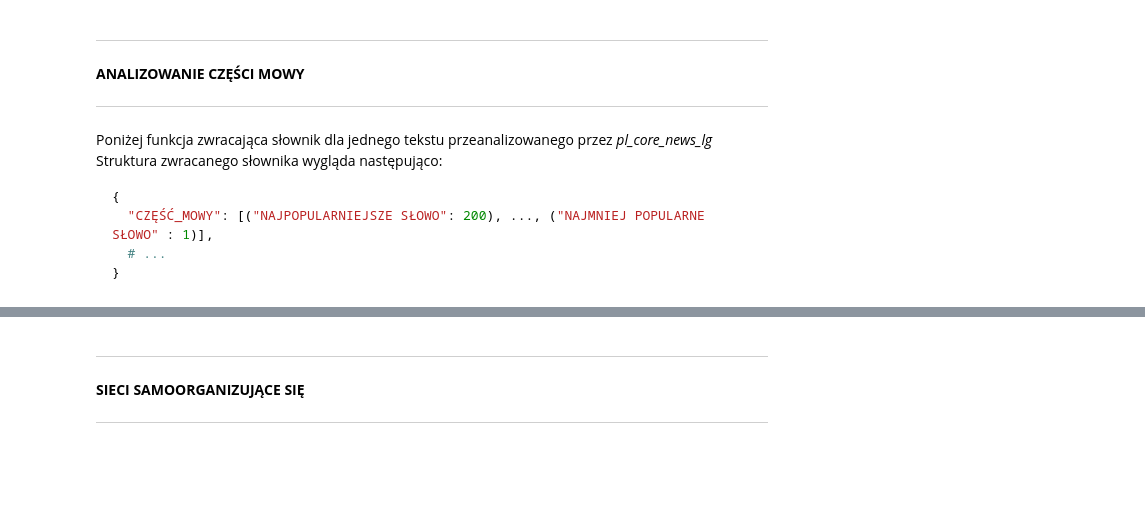
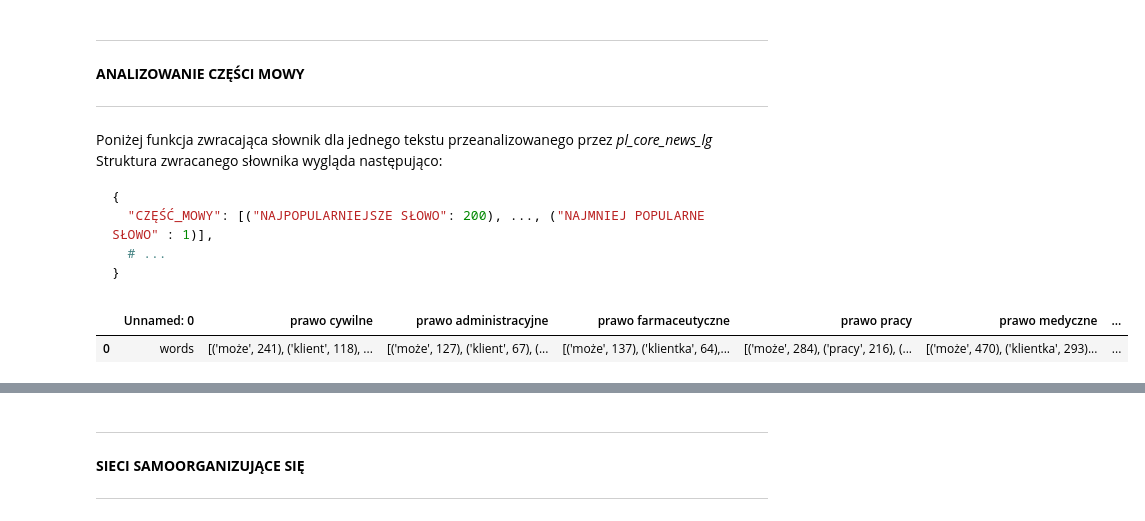
Before and after one commit to ItsMeLucifer/IUI_Project, a Jupyter notebook: IUI_Projekt.ipynb, the cells around one changed output, grey strips where cells are left out. Cells and saved outputs as stored; diff of their text form; code cells hidden in the pictures; blank space fills up the shorter version.

```diff
--- a/IUI_Projekt.ipynb
+++ b/IUI_Projekt.ipynb
@@ -161,6 +186,12 @@ for i in categories:
 dataFrame = pd.DataFrame(result)
 # save data to csv
 dataFrame.to_csv("data/most_popular_words.csv")
+# %%
+noSpeechPartsDistinction = data = pd.read_csv("data/result.csv")
+noSpeechPartsDistinction
+# %% [output]
+|  | Unnamed: 0 | prawo cywilne | prawo administracyjne | prawo farmaceutyczne | prawo pracy | prawo medyczne | ... |
+| 0 | words | [('może', 241), ('klient', 118), ... | [('może', 127), ('klient', 67), (... | [('może', 137), ('klientka', 64),... | [('może', 284), ('pracy', 216), (... | [('może', 470), ('klientka', 293)... | ... |
 # %%
 data = pd.read_csv("data/most_popular_words.csv")
 data
```
Also changed, not shown: parts of 12 cells of this notebook, 3 other files.
